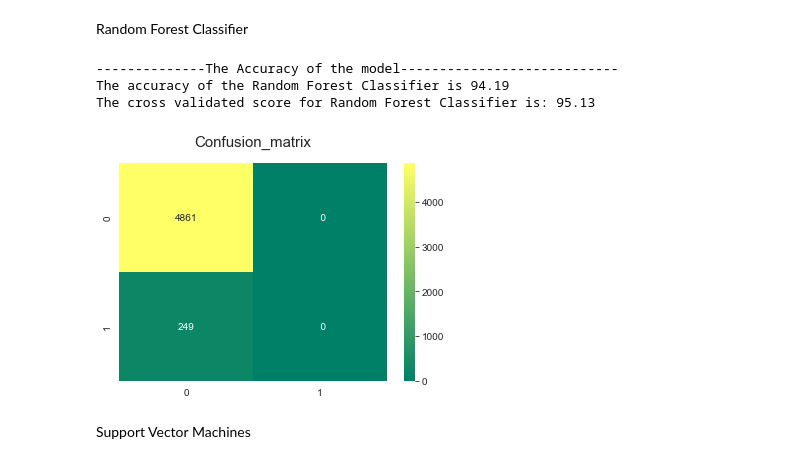
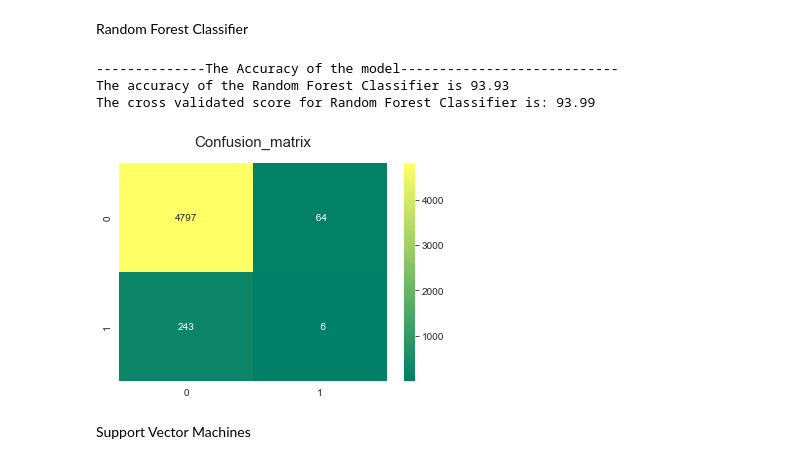
Before and after one commit to she3r/Projekt_PSI, a Jupyter notebook: Projekt zaliczeniowy/project.ipynb, the cells around one changed output. Saved outputs shown, nothing was run; the diff lists cells and outputs as text; code cells hidden in the pictures.

```diff
--- a/Projekt zaliczeniowy/project.ipynb
+++ b/Projekt zaliczeniowy/project.ipynb
@@ -106,5 +167,5 @@ Dzielę zgodnie z:
 # %%
-data['avg_glucose_level_bin'] = pd.cut(data['avg_glucose_level'],bins=[0,117,137,183,250],labels=['normal','pre_diabetic','diabetic','very_diabetic'])
+data['avg_glucose_level_bin'] = pd.cut(data['avg_glucose_level'],bins=[0,114,140,250],labels=['normal','pre_diabetic','diabetic'])
 # %%
 data['bmi_bin'] = 0
 # %%
@@ -206,7 +267,7 @@ all_features
 5110 rows × 31 columns
 # %%
 target = dummydf['stroke']
-X_train,X_test,y_train,y_test = train_test_split(all_features,target,test_size=0.3,random_state=42)
+X_train,X_test,y_train,y_test = train_test_split(all_features,target,test_size=0.3,random_state=42, stratify=target)
 X_train.shape,X_test.shape,y_train.shape,y_test.shape
 # %% [output]
 ((3577, 31), (1533, 31), (3577,), (1533,))
@@ -233,11 +284,11 @@ names = ['Logistic Regression',
               'Gradient Decent','MLP']
 crosval_scores = []
 accuracy_scores = []
-kfold = StratifiedKFold(n_splits=10,random_state=5,shuffle=True)
+recall_scores = []
+kfold = StratifiedKFold(shuffle=True,random_state=1234)
 # %% [markdown]
 Logistic Regression
 # %%
-
 from sklearn.linear_model import LogisticRegression # Logistic Regression
 model = LogisticRegression()
 model.fit(X_train,y_train)
@@ -251,8 +302,7 @@ sns.heatmap(confusion_matrix(target,y_pred),annot=True,fmt='3.0f',cmap="summer")
 plt.title('Confusion_matrix', y=1.05, size=15)
 plt.show()
 crosval_scores.append(round(result_lr.mean()*100,2))
-accuracy_scores.append(round(accuracy_score(prediction_lr,y_test)*100,2))
-
-print(y_test)
+accuracy_scores.append(round(accuracy_score(y_test,prediction_lr)*100,2))
+recall_scores.append(round(recall_score(y_test,prediction_lr)*100,2))
 # %% [output]
 --------------The Accuracy of the model----------------------------
@@ -276,28 +314,30 @@ Random Forest Classifier
 # %%
 # kfold = StratifiedKFold(n_splits=10,random_state=8,shuffle=True)
 # Random Forests
 from sklearn.ensemble import RandomForestClassifier
-model = RandomForestClassifier(criterion='gini', n_estimators=700,
-                             min_samples_split=10,min_samples_leaf=1,
-                             max_features='auto',oob_score=True,
-                             random_state=1,n_jobs=-1)
+# model = RandomForestClassifier(criterion='gini', n_estimators=700,
+#                              min_samples_split=10,min_samples_leaf=1,
+#                              max_features='auto',oob_score=True,
+#                              random_state=1,n_jobs=-1)
+model = RandomForestClassifier(n_jobs=4)
 model.fit(X_train,y_train)
 prediction_rm=model.predict(X_test)
 print('--------------The Accuracy of the model----------------------------')
-print('The accuracy of the Random Forest Classifier is',round(accuracy_score(prediction_rm,y_test)*100,2))
+print('The accuracy of the Random Forest Classifier is',round(accuracy_score(y_test,prediction_rm)*100,2))
 result_rm=cross_val_score(model,all_features,target,cv=kfold,scoring='accuracy')
 print('The cross validated score for Random Forest Classifier is:',round(result_rm.mean()*100,2))
 y_pred = cross_val_predict(model,all_features,target,cv=kfold)
 sns.heatmap(confusion_matrix(target,y_pred),annot=True,fmt='3.0f',cmap="summer")
 plt.title('Confusion_matrix', y=1.05, size=15)
 plt.show()
 crosval_scores.append(round(result_rm.mean()*100,2))
-accuracy_scores.append(round(accuracy_score(prediction_rm,y_test)*100,2))
+accuracy_scores.append(round(accuracy_score(y_test,prediction_rm)*100,2))
+recall_scores.append(round(recall_score(y_test,prediction_rm)*100,2))
 # %% [output]
 --------------The Accuracy of the model----------------------------
-The accuracy of the Random Forest Classifier is 94.19
-The cross validated score for Random Forest Classifier is: 95.13
+The accuracy of the Random Forest Classifier is 93.93
+The cross validated score for Random Forest Classifier is: 93.99
-[figure, old version]
+[figure, new version]
 # %% [markdown]
 Support Vector Machines
 # %%
```
Also changed, not shown: parts of 41 cells of this notebook.
